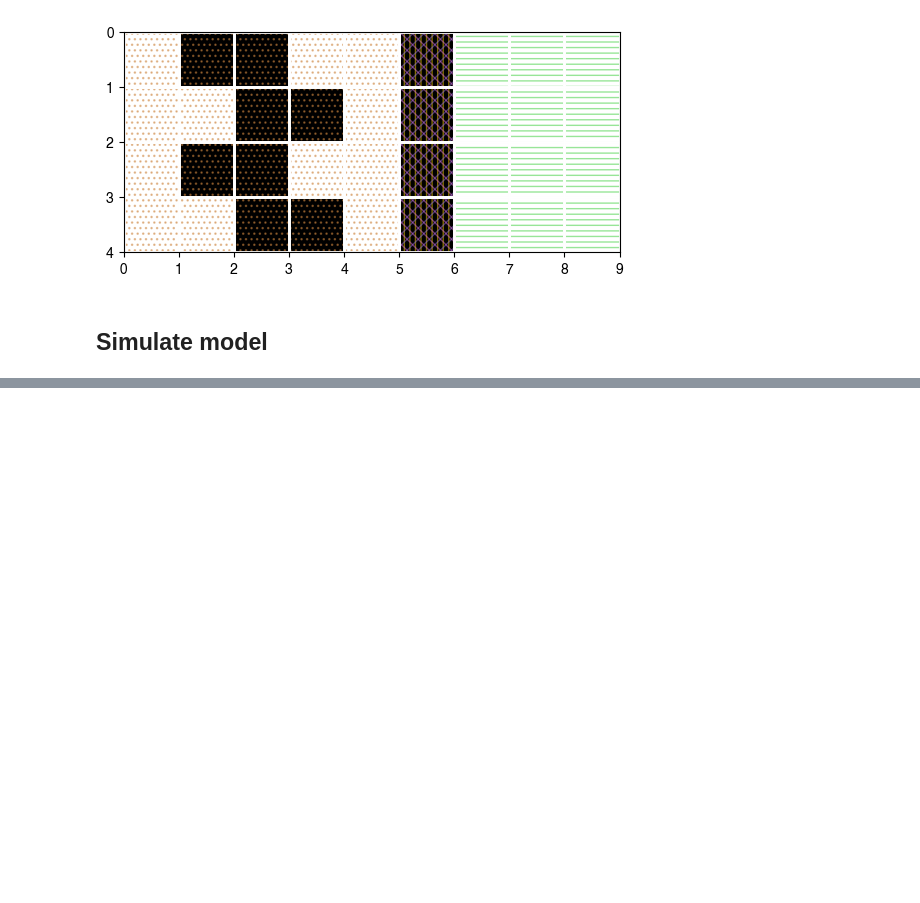
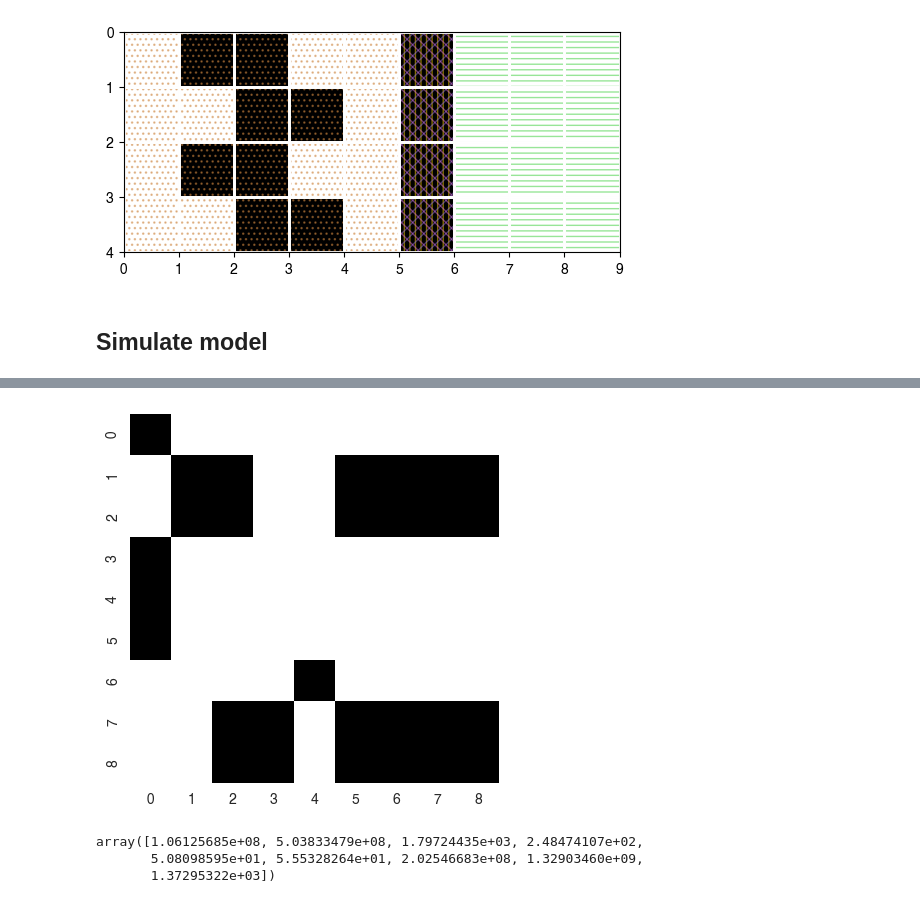
Before and after one commit to ryansmcgee/ecoevocrm, a Jupyter notebook: src/ecoevocrm/demos/hgt_testing/2023-12-19_dev_hgt.ipynb, the cells around one changed output, grey strips where cells are left out. Saved outputs shown, nothing was run; the diff lists cells and outputs as text; code cells hidden in the pictures; blank space fills up the shorter version.

```diff
--- a/src/ecoevocrm/demos/hgt_testing/2023-12-19_dev_hgt.ipynb
+++ b/src/ecoevocrm/demos/hgt_testing/2023-12-19_dev_hgt.ipynb
@@ -189,5 +235,11 @@ viz.resource_plot(system, ax=ax, stacked=False, relative=False, log_x_axis=True,
 # %%
-viz.matrix_plot(system.extant_type_set.traits[:])
+viz.matrix_plot(community.extant_type_set.traits[:])
+# %% [output]
+[figure, added]
 # %%
-system.N[system.extant_type_indices]
+community.N[community.extant_type_indices]
+# %% [output]
+array([1.06125685e+08, 5.03833479e+08, 1.79724435e+03, 2.48474107e+02,
+       5.08098595e+01, 5.55328264e+01, 2.02546683e+08, 1.32903460e+09,
+       1.37295322e+03])
 # %%
```
Also changed, not shown: parts of 16 cells of this notebook, 4 other files.
